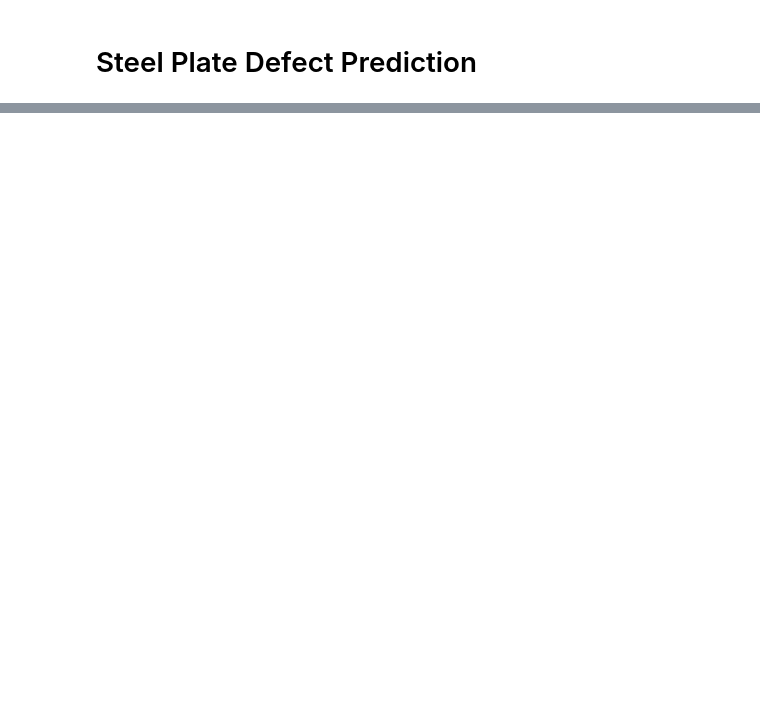
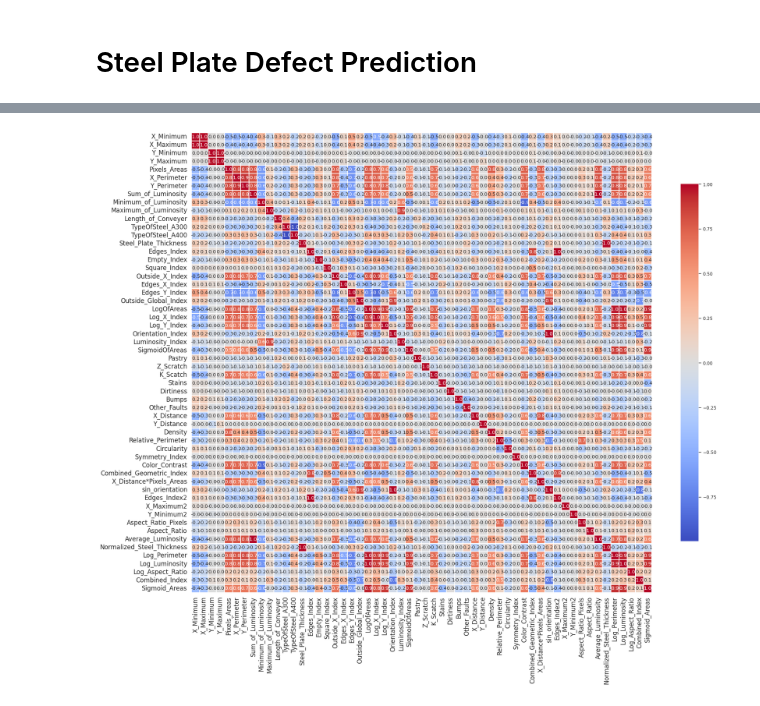
Before and after one commit to RuiFSP/Kaggle, a Jupyter notebook: Playground_Series_S4/3-Steel_Plate_Defect_Prediction/steel_plate_defect_prediction_baseline.ipynb, the cells around one changed output, grey strips where cells are left out. Drawn from its saved outputs; the diff is of its cells as text; code cells hidden in the pictures; blank space fills up the shorter version.

Commit message:
submission one - baseline

```diff
--- a/Playground_Series_S4/3-Steel_Plate_Defect_Prediction/steel_plate_defect_prediction_baseline.ipynb
+++ b/Playground_Series_S4/3-Steel_Plate_Defect_Prediction/steel_plate_defect_prediction_baseline.ipynb
@@ -25,5 +46,9 @@ Wall time: 55.1 µs
 # %%
 #original_data = pd.read_csv('data/train.csv',index_col=0)
-train = pd.read_csv('data/train.csv',index_col=0)
-test = pd.read_csv('data/test.csv',index_col=0)
-submission = pd.read_csv('data/sample_submission.csv',index_col=0)
+train = pd.read_csv('/content/drive/MyDrive/Colab Notebooks/3-Steel_Plate_Defect_Prediction/data/train.csv',index_col=0)
+test = pd.read_csv('/content/drive/MyDrive/Colab Notebooks/3-Steel_Plate_Defect_Prediction/data/test.csv',index_col=0)
+sub = pd.read_csv('/content/drive/MyDrive/Colab Notebooks/3-Steel_Plate_Defect_Prediction/data/sample_submission.csv',index_col=0)
+df_org = pd.read_csv('/content/drive/MyDrive/Colab Notebooks/3-Steel_Plate_Defect_Prediction/data/original_data.csv')
+
+# Print the first few rows of each dataset
+print("Train data:\n", train.shape, "\n\nTest data:\n", test.shape, "\n\nSubmission data:\n", sub.shape, "\n\nOriginal data: \n", df_org.shape)
@@ -34,5 +67,2 @@ train.shape, test.shape, submission.shape
 # %%
-target_columns = ['Pastry', 'Z_Scratch', 'K_Scatch', 'Stains','Dirtiness', 'Bumps', 'Other_Faults']
-
-X = train.drop(target_columns, axis=1)
-y = train[target_columns]
+targets = ['Pastry', 'Z_Scratch', 'K_Scatch', 'Stains','Dirtiness', 'Bumps', 'Other_Faults']
@@ -38,0 +93,3 @@ y = train[target_columns]
+# %%
+X = train.drop(targets, axis=1)
+y = train[targets]
@@ -38,0 +167,13 @@ y = train[target_columns]
+# %%
+corr = train.corr()
+
+f, ax = plt.subplots(figsize=(20, 25))
+
+sns.heatmap(corr, annot=True, fmt=".1f", linewidths=.1, square=True, cmap='coolwarm', cbar_kws={"shrink": .5}, ax=ax)
+
+plt.xticks(fontsize=12)
+plt.yticks(fontsize=12)
+
+plt.show()
+# %% [output]
+[figure, added]
```
Also changed, not shown: parts of 24 cells of this notebook.
